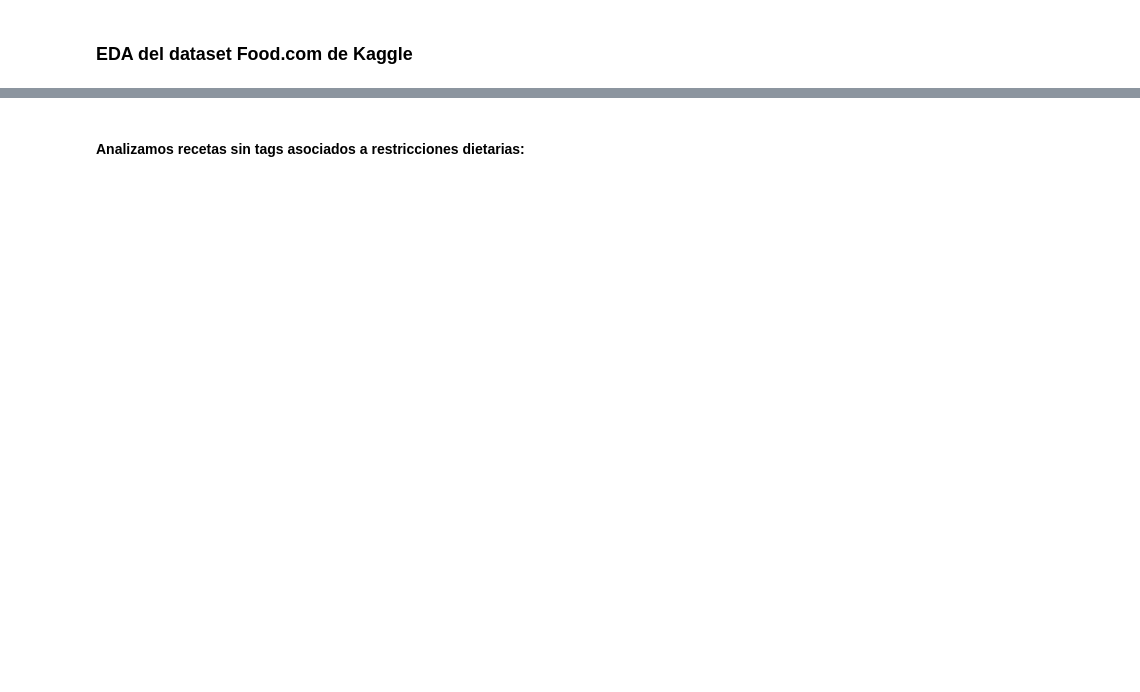
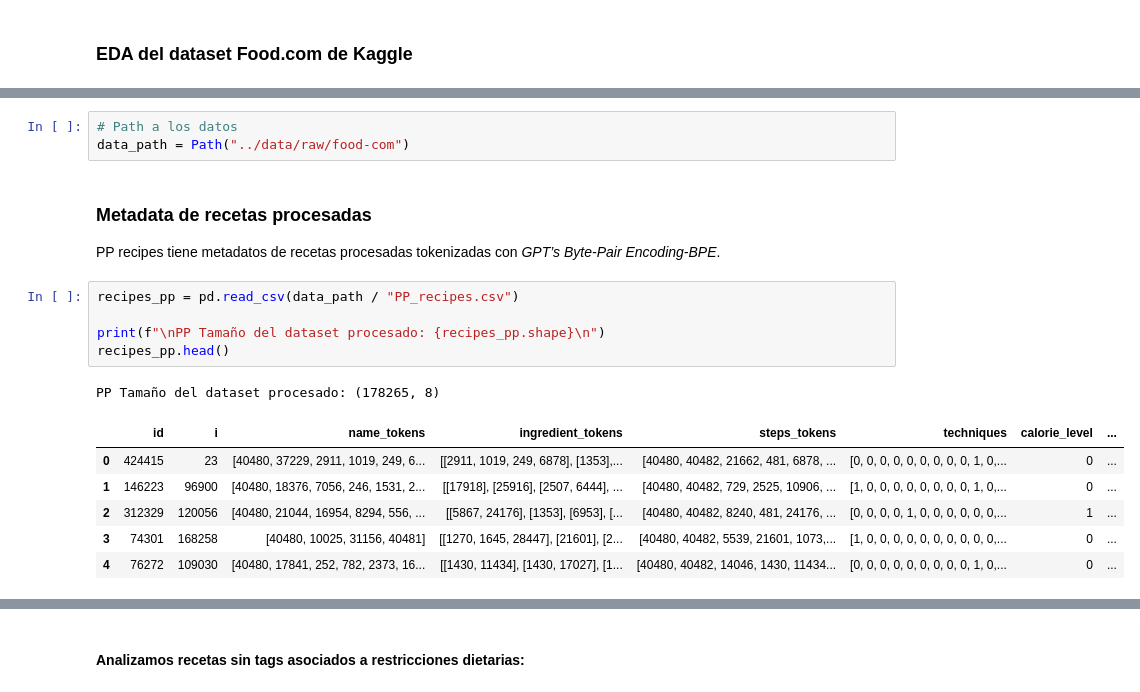
Before and after one commit to martinbrocca/CEIA-VIT, a Jupyter notebook: notebooks/01_data_exploration.ipynb, the cells around one changed output, grey strips where cells are left out. Saved outputs shown, nothing was run; the diff lists cells and outputs as text; blank space fills up the shorter version.

```diff
--- a/notebooks/01_data_exploration.ipynb
+++ b/notebooks/01_data_exploration.ipynb
@@ -68,0 +10,20 @@ Formato de los ingredientes en la primera receta:
+# %%
+# Path a los datos
+data_path = Path("../data/raw/food-com")
+# %% [markdown]
+### Metadata de recetas procesadas
+
+PP recipes tiene metadatos de recetas procesadas tokenizadas con *GPT’s Byte-Pair Encoding-BPE*.
+# %%
+recipes_pp = pd.read_csv(data_path / "PP_recipes.csv")
+
+print(f"\nPP Tamaño del dataset procesado: {recipes_pp.shape}\n")
+recipes_pp.head()
+# %% [output]
+PP Tamaño del dataset procesado: (178265, 8)
+|  | id | i | name_tokens | ingredient_tokens | steps_tokens | techniques | calorie_level | ... |
+| 0 | 424415 | 23 | [40480, 37229, 2911, 1019, 249, 6... | [[2911, 1019, 249, 6878], [1353],... | [40480, 40482, 21662, 481, 6878, ... | [0, 0, 0, 0, 0, 0, 0, 0, 0, 1, 0,... | 0 | ... |
+| 1 | 146223 | 96900 | [40480, 18376, 7056, 246, 1531, 2... | [[17918], [25916], [2507, 6444], ... | [40480, 40482, 729, 2525, 10906, ... | [1, 0, 0, 0, 0, 0, 0, 0, 0, 1, 0,... | 0 | ... |
+| 2 | 312329 | 120056 | [40480, 21044, 16954, 8294, 556, ... | [[5867, 24176], [1353], [6953], [... | [40480, 40482, 8240, 481, 24176, ... | [0, 0, 0, 0, 1, 0, 0, 0, 0, 0, 0,... | 1 | ... |
+| 3 | 74301 | 168258 | [40480, 10025, 31156, 40481] | [[1270, 1645, 28447], [21601], [2... | [40480, 40482, 5539, 21601, 1073,... | [1, 0, 0, 0, 0, 0, 0, 0, 0, 0, 0,... | 0 | ... |
+| 4 | 76272 | 109030 | [40480, 17841, 252, 782, 2373, 16... | [[1430, 11434], [1430, 17027], [1... | [40480, 40482, 14046, 1430, 11434... | [0, 0, 0, 0, 0, 0, 0, 0, 0, 1, 0,... | 0 | ... |
```
Also changed, not shown: parts of 59 cells of this notebook.
